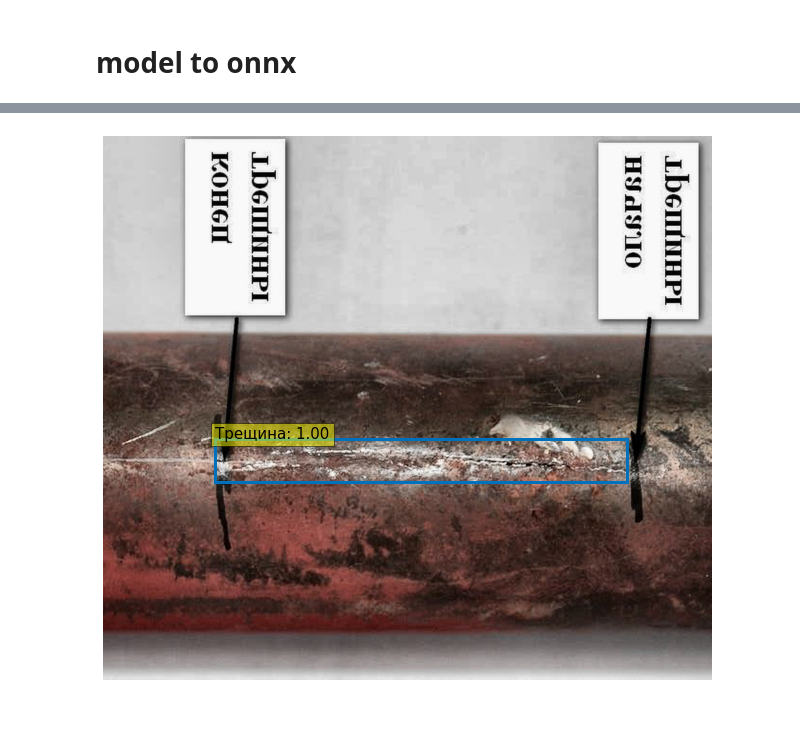
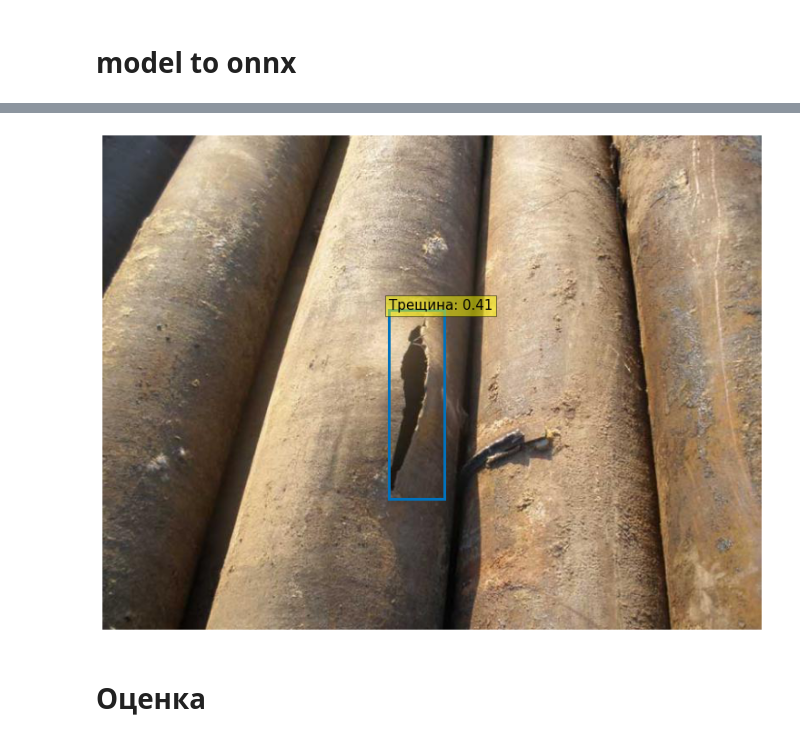
Before and after one commit to PitKoro/detr-pipe, a Jupyter notebook: main.ipynb, the cells around one changed output, grey strips where cells are left out. Drawn from its saved outputs; the diff is of its cells as text; code cells hidden in the pictures.

```diff
--- a/main.ipynb
+++ b/main.ipynb
@@ -164,0 +209,4 @@ DetrObjectDetectionOutput(loss=None, loss_dict=None, logits=tensor([[[-3.2305e+0
+# %%
+from datasets import get_coco_api_from_dataset
+
+base_ds = get_coco_api_from_dataset(val_dataset) # this is actually just calling the coco attribute
@@ -197,7 +283,7 @@ onnx.checker.check_model(onnx_model)
 from PIL import Image
 import torchvision.transforms as transforms
 
-img = Image.open("./img/90_8.jpg")
+img = Image.open("../checkpoints/test_images.jpg")
 
 resize = transforms.Resize([960, 1280])
 img = resize(img)
@@ -229,11 +315,20 @@ tensor([[[[0.8000, 0.8000, 0.8000,  ..., 0.7412, 0.7412, 0.7412],
 # %%
-import onnxruntime
+import onnxruntime as ort
 from tqdm import tqdm
 
 def to_numpy(tensor):
     return tensor.detach().cpu().numpy() if tensor.requires_grad else tensor.cpu().numpy()
 
-
-ort_session = onnxruntime.InferenceSession("checkpoints/detr.onnx")
+providers = [
+    ('CUDAExecutionProvider', {
+        'device_id': 0,
+        'arena_extend_strategy': 'kNextPowerOfTwo',
+        'gpu_mem_limit': 2 * 1024 * 1024 * 1024,
+        'cudnn_conv_algo_search': 'EXHAUSTIVE',
+        'do_copy_in_default_stream': True,
+    }),
+    'CPUExecutionProvider',
+]
+ort_session = ort.InferenceSession("../checkpoints/detr.onnx", providers=providers)
+ort_session.set_providers(['CPUExecutionProvider'])
 ort_inputs = {ort_session.get_inputs()[0].name: to_numpy(img_y)}
-ort_outs = ort_session.run(None, ort_inputs)
@@ -290,7 +371,7 @@ def plot_results(pil_img, prob, boxes):
     plt.show()
 
 
-def visualize_predictions(image, outputs, threshold=0.6):
+def visualize_predictions(image, outputs, threshold=0.1):
   # keep only predictions with confidence >= threshold
   probas = torch.from_numpy(outputs[0]).softmax(-1)[0, :, :-1]
   keep = probas.max(-1).values > threshold
@@ -300,8 +381,10 @@ def visualize_predictions(image, outputs, threshold=0.6):
 
   # plot results
   plot_results(image, probas[keep], bboxes_scaled)
+
+id2label = {0: 'Выход трубы из ряда', 1: 'Крип', 2: 'Разрыв', 3: 'Свищ', 4: 'Трещина'}
 # %%
-image = Image.open('img/90_8.jpg').convert('RGB')
+image = Image.open('../checkpoints/test_images.jpg').convert('RGB')
 visualize_predictions(image, ort_outs)
 # %% [output]
-[figure, old version]
+[figure, new version]
@@ -307,0 +400,2 @@ visualize_predictions(image, ort_outs)
+# %% [markdown]
+# Оценка
```
Also changed, not shown: parts of 25 cells of this notebook.
